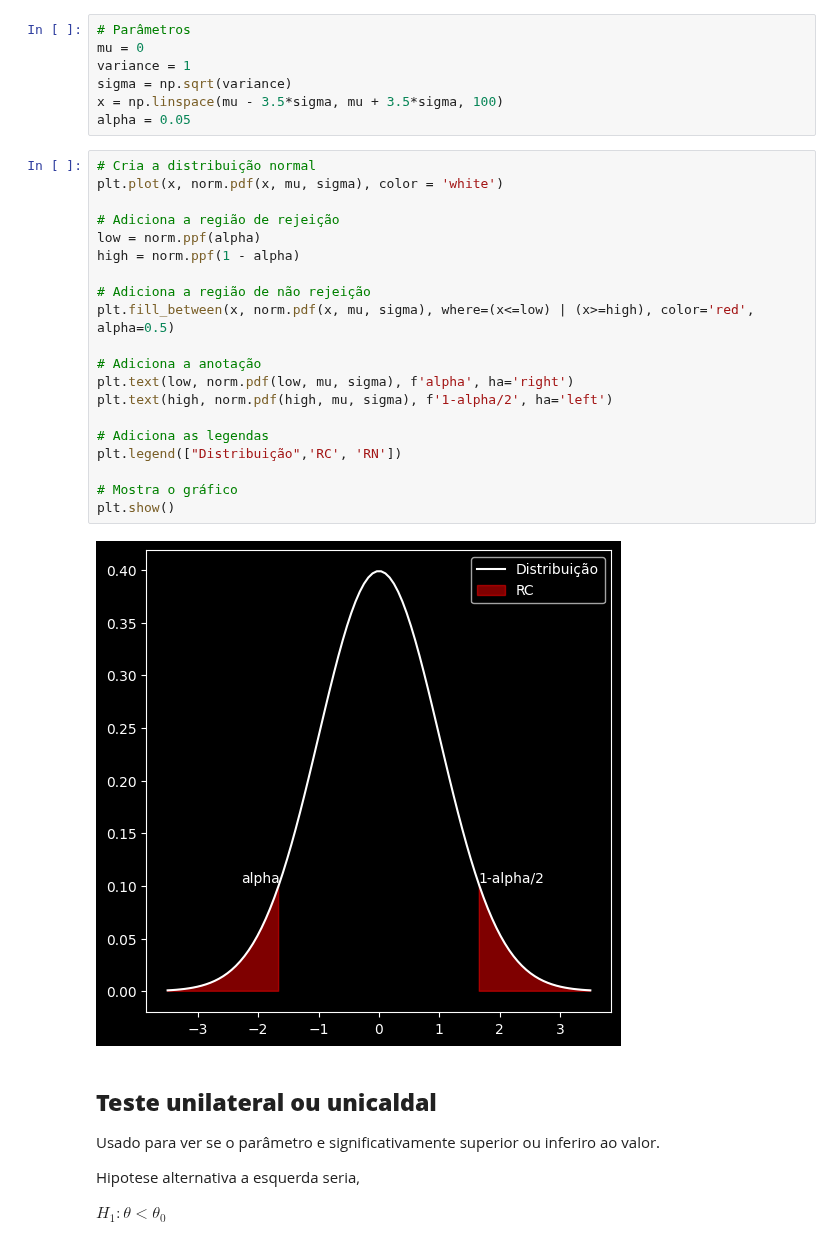
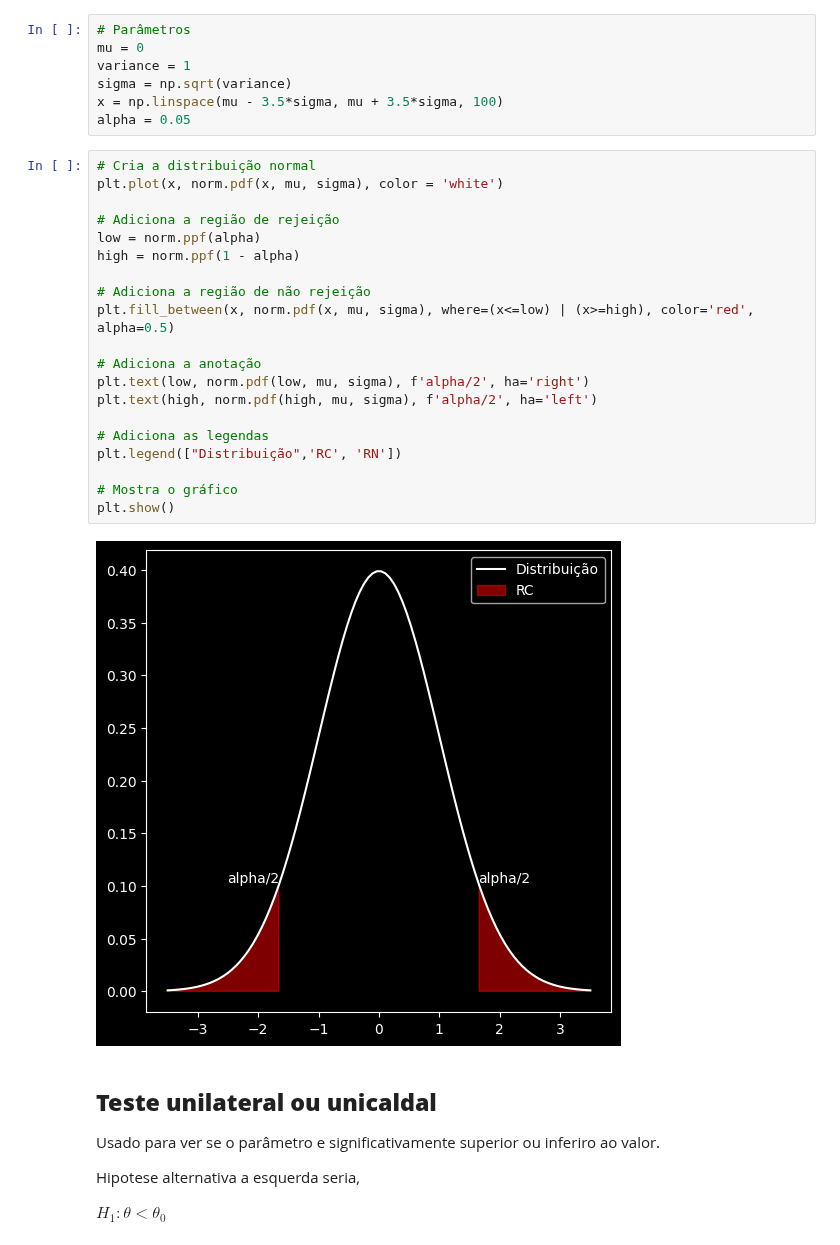
Before and after one commit to jvataidee/ManualdeAnalisedeDadosPython, a Jupyter notebook: cap7_teste_hipotese.ipynb, the cells around one changed output. Saved outputs shown, nothing was run; the diff lists cells and outputs as text.

```diff
--- a/cap7_teste_hipotese.ipynb
+++ b/cap7_teste_hipotese.ipynb
@@ -54,25 +54,25 @@ alpha = 0.05
 # %%
 # Cria a distribuição normal
 plt.plot(x, norm.pdf(x, mu, sigma), color = 'white')
 
 # Adiciona a região de rejeição
 low = norm.ppf(alpha)
 high = norm.ppf(1 - alpha)
 
 # Adiciona a região de não rejeição
 plt.fill_between(x, norm.pdf(x, mu, sigma), where=(x<=low) | (x>=high), color='red', alpha=0.5)
 
 # Adiciona a anotação
-plt.text(low, norm.pdf(low, mu, sigma), f'alpha', ha='right')
-plt.text(high, norm.pdf(high, mu, sigma), f'1-alpha/2', ha='left')
+plt.text(low, norm.pdf(low, mu, sigma), f'alpha/2', ha='right')
+plt.text(high, norm.pdf(high, mu, sigma), f'alpha/2', ha='left')
 
 # Adiciona as legendas
 plt.legend(["Distribuição",'RC', 'RN'])
 
 # Mostra o gráfico
 plt.show()
 # %% [output]
-[figure, old version]
+[figure, new version]
 # %% [markdown]
 ## **Teste unilateral ou unicaldal**
 
```
Also changed, not shown: parts of 1 cell of this notebook.
